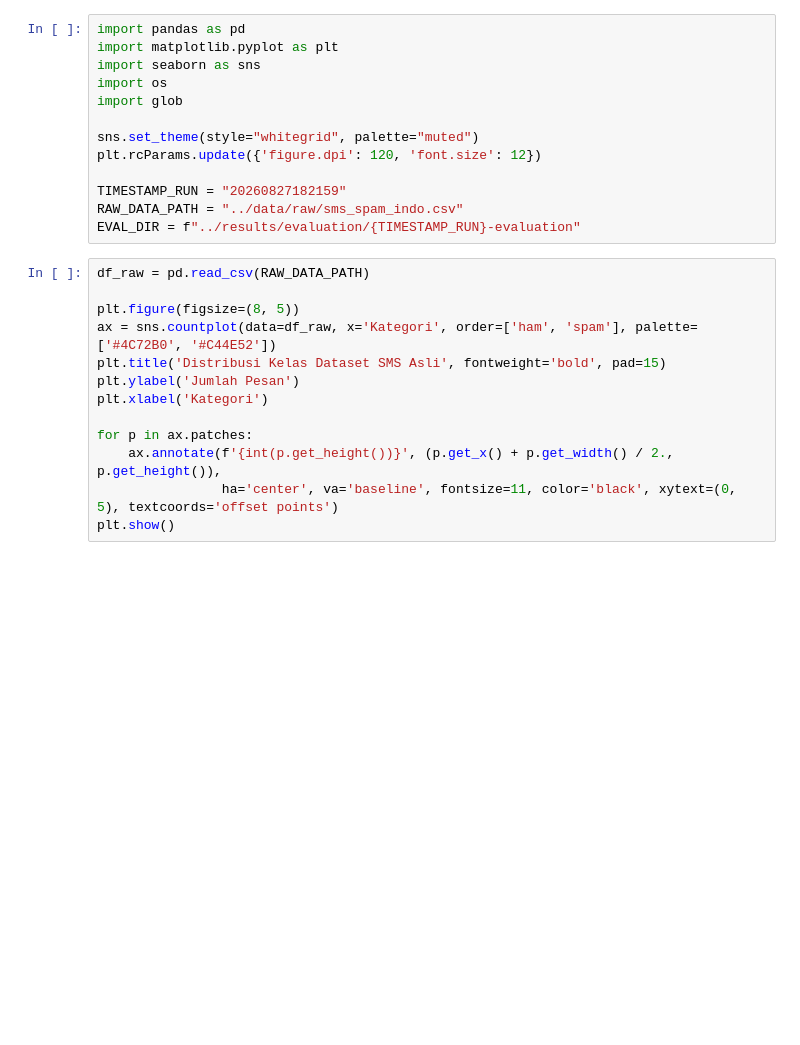
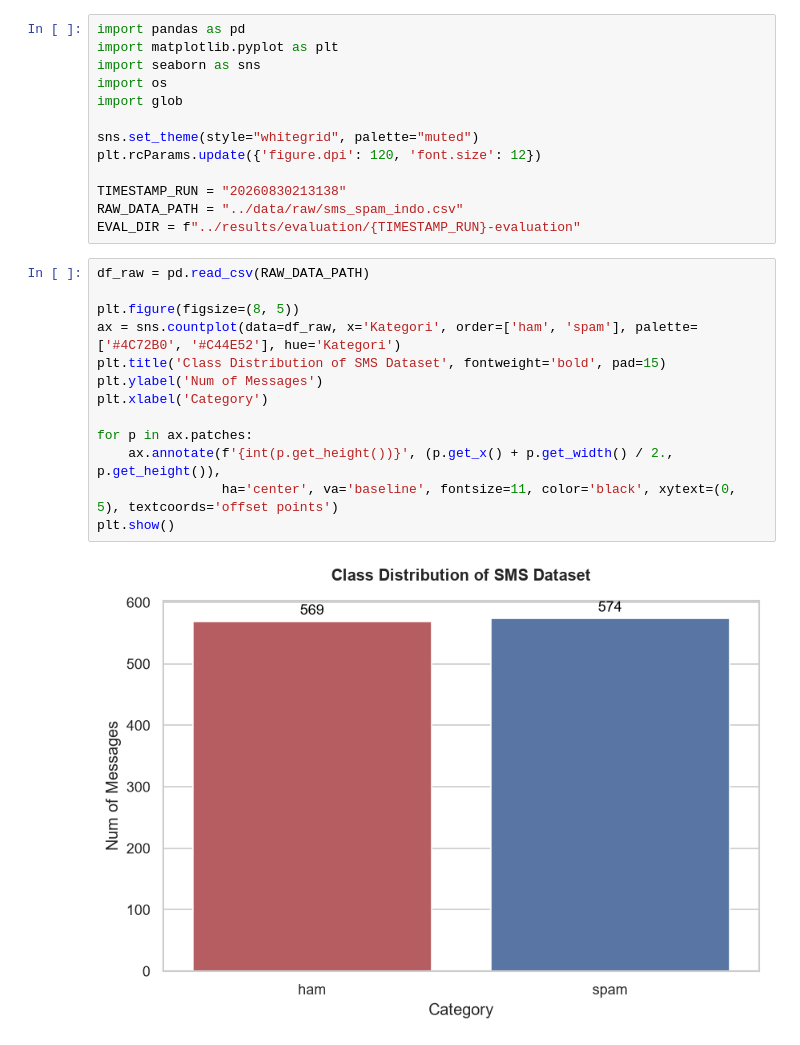
Before and after one commit to farhanhr/llm_generated_dataset, a Jupyter notebook: notebooks/LLM_augmented_notebooks.ipynb, the cells around one changed output. Cells and saved outputs as stored; diff of their text form; blank space fills up the shorter version.

```diff
--- a/notebooks/LLM_augmented_notebooks.ipynb
+++ b/notebooks/LLM_augmented_notebooks.ipynb
@@ -8,22 +8,24 @@ import glob
 sns.set_theme(style="whitegrid", palette="muted")
 plt.rcParams.update({'figure.dpi': 120, 'font.size': 12})
 
-TIMESTAMP_RUN = "20260827182159"
+TIMESTAMP_RUN = "20260830213138"
 RAW_DATA_PATH = "../data/raw/sms_spam_indo.csv"
 EVAL_DIR = f"../results/evaluation/{TIMESTAMP_RUN}-evaluation"
 # %%
 df_raw = pd.read_csv(RAW_DATA_PATH)
 
 plt.figure(figsize=(8, 5))
-ax = sns.countplot(data=df_raw, x='Kategori', order=['ham', 'spam'], palette=['#4C72B0', '#C44E52'])
-plt.title('Distribusi Kelas Dataset SMS Asli', fontweight='bold', pad=15)
-plt.ylabel('Jumlah Pesan')
-plt.xlabel('Kategori')
+ax = sns.countplot(data=df_raw, x='Kategori', order=['ham', 'spam'], palette=['#4C72B0', '#C44E52'], hue='Kategori')
+plt.title('Class Distribution of SMS Dataset', fontweight='bold', pad=15)
+plt.ylabel('Num of Messages')
+plt.xlabel('Category')
 
 for p in ax.patches:
     ax.annotate(f'{int(p.get_height())}', (p.get_x() + p.get_width() / 2., p.get_height()),
                 ha='center', va='baseline', fontsize=11, color='black', xytext=(0, 5), textcoords='offset points')
 plt.show()
+# %% [output]
+[figure, added]
 # %%
 eval_files = glob.glob(f"{EVAL_DIR}/*.csv")
 eval_files = [f for f in eval_files if "Summary" not in f]
```
Also changed, not shown: parts of 6 cells of this notebook, 5 other files.
